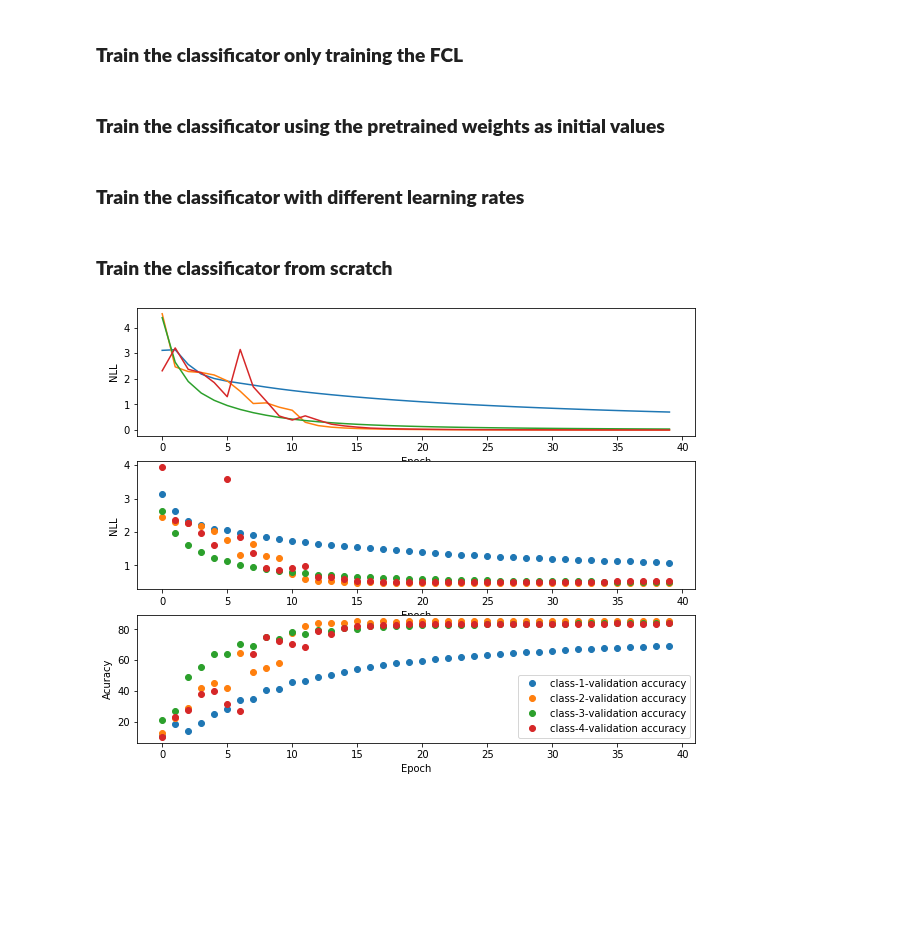
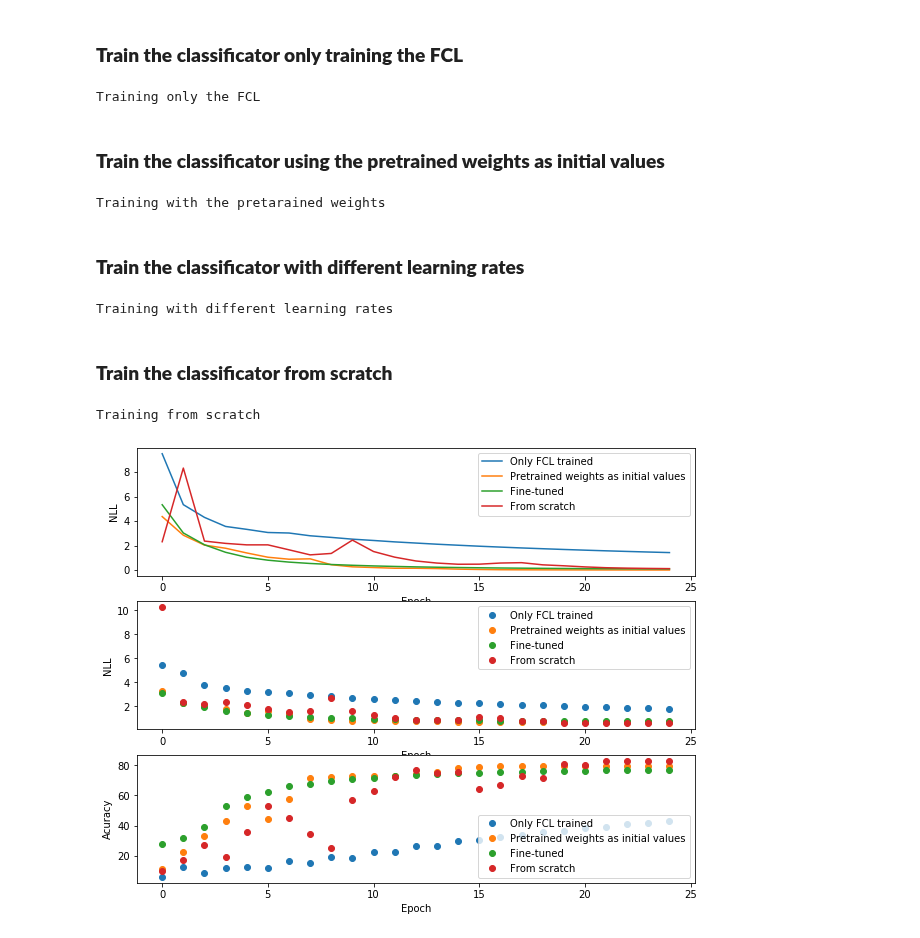
Before and after one commit to alvaroguerin/dlai-2019-projects, a Jupyter notebook: team16/DLAI_2019.ipynb, the cells around one changed output. Drawn from its saved outputs; the diff is of its cells as text; code cells hidden in the pictures; blank space fills up the shorter version.

```diff
--- a/team16/DLAI_2019.ipynb
+++ b/team16/DLAI_2019.ipynb
@@ -398,11 +429,13 @@ class1.to(hparams['device'])
 optimizer = optim.RMSprop(class1.parameters(), lr=hparams['learning_rate'])
 criterion = F.nll_loss
 
-for epoch in range(40):
+for epoch in range(25):
   train_losses1.append(train_class_epoch(train_loader, class1, optimizer, criterion, hparams))
   te_loss, te_acc = test_class_epoch(test_loader, class1, hparams)
   validation_losses1.append(te_loss)
   validation_accs1.append(te_acc)
+# %% [output]
+Training only the FCL
 # %% [markdown]
 <h3><b> Train the classificator using the pretrained weights as initial values </h3></b>
 # %%
@@ -415,11 +448,13 @@ class2.to(hparams['device'])
 optimizer = optim.RMSprop(class2.parameters(), lr=hparams['learning_rate'])
 criterion = F.nll_loss
 
-for epoch in range(40):
+for epoch in range(25):
   train_losses2.append(train_class_epoch(train_loader, class2, optimizer, criterion, hparams))
   te_loss, te_acc = test_class_epoch(test_loader, class2, hparams)
   validation_losses2.append(te_loss)
   validation_accs2.append(te_acc)
+# %% [output]
+Training with the pretarained weights
 # %% [markdown]
 <h3><b> Train the classificator with different learning rates </h3></b>
 # %%
@@ -433,11 +468,13 @@ optimizer = optim.RMSprop([{'params': class3.encoder.parameters(), "lr": hparams
                            {'params': class3.fc.parameters(), "lr" :hparams['learning_rate']}])
 criterion = F.nll_loss
 
-for epoch in range(40):
+for epoch in range(25):
   train_losses3.append(train_class_epoch(train_loader, class3, optimizer, criterion, hparams))
   te_loss, te_acc = test_class_epoch(test_loader, class3, hparams)
   validation_losses3.append(te_loss)
   validation_accs3.append(te_acc)
+# %% [output]
+Training with different learning rates
 # %% [markdown]
 <h3><b> Train the classificator from scratch </h3></b>
 # %%
@@ -450,35 +487,39 @@ class4.to(hparams['device'])
 optimizer = optim.RMSprop(class4.parameters(), lr=hparams['learning_rate'])
 criterion = F.nll_loss
 
-for epoch in range(40):
+for epoch in range(25):
   train_losses4.append(train_class_epoch(train_loader, class4, optimizer, criterion, hparams))
   te_loss, te_acc = test_class_epoch(test_loader, class4, hparams)
   validation_losses4.append(te_loss)
   validation_accs4.append(te_acc)
+# %% [output]
+Training from scratch
 # %%
 plt.figure(figsize=(10, 8))
 plt.subplot(3,1,1)
 plt.xlabel('Epoch')
 plt.ylabel('NLL')
-plt.plot(train_losses1, label='class-{}-validation losses'.format(1))
-plt.plot(train_losses2, label='class-{}-validation losses'.format(2))
-plt.plot(train_losses3, label='class-{}-validation losses'.format(3))
-plt.plot(train_losses4, label='class-{}-validation losses'.format(4))
+plt.plot(train_losses1, label='Only FCL trained'.format(1))
+plt.plot(train_losses2, label='Pretrained weights as initial values'.format(2))
+plt.plot(train_losses3, label='Fine-tuned'.format(3))
+plt.plot(train_losses4, label='From scratch'.format(4))
+plt.legend()
 plt.subplot(3,1,2)
 plt.xlabel('Epoch')
 plt.ylabel('NLL')
-plt.plot(validation_losses1,'o', label='class-{}-validation losses'.format(1))
-plt.plot(validation_losses2,'o', label='class-{}-validation losses'.format(2))
-plt.plot(validation_losses3,'o', label='class-{}-validation losses'.format(3))
-plt.plot(validation_losses4,'o', label='class-{}-validation losses'.format(4))
+plt.plot(validation_losses1,'o', label='Only FCL trained'.format(1))
+plt.plot(validation_losses2,'o', label='Pretrained weights as initial values'.format(2))
+plt.plot(validation_losses3,'o', label='Fine-tuned'.format(3))
+plt.plot(validation_losses4,'o', label='From scratch'.format(4))
+plt.legend()
 plt.subplot(3,1,3)
 plt.xlabel('Epoch')
 plt.ylabel('Acuracy')
-plt.plot(validation_accs1,'o', label='class-{}-validation accuracy'.format(1))
-plt.plot(validation_accs2,'o', label='class-{}-validation accuracy'.format(2))
-plt.plot(validation_accs3,'o', label='class-{}-validation accuracy'.format(3))
-plt.plot(validation_accs4,'o', label='class-{}-validation accuracy'.format(4))
+plt.plot(validation_accs1,'o', label='Only FCL trained'.format(1))
+plt.plot(validation_accs2,'o', label='Pretrained weights as initial values'.format(2))
+plt.plot(validation_accs3,'o', label='Fine-tuned'.format(3))
+plt.plot(validation_accs4,'o', label='From scratch'.format(4))
 plt.legend()
 plt.show()
 # %% [output]
-[figure, old version]
+[figure, new version]
```
Also changed, not shown: parts of 15 cells of this notebook.
